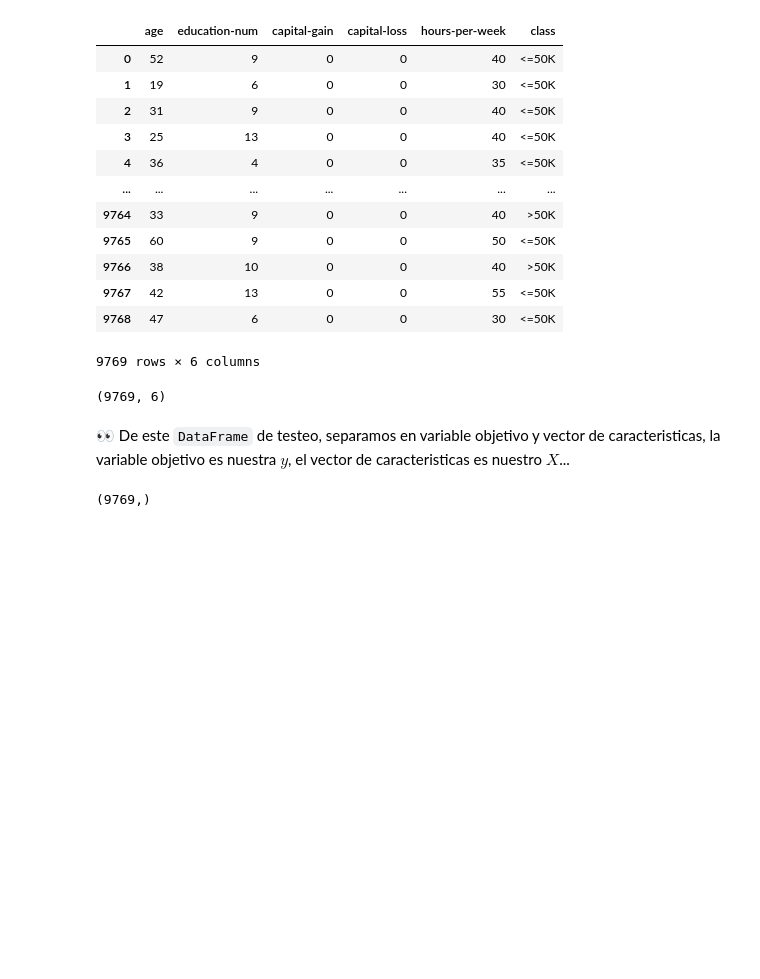
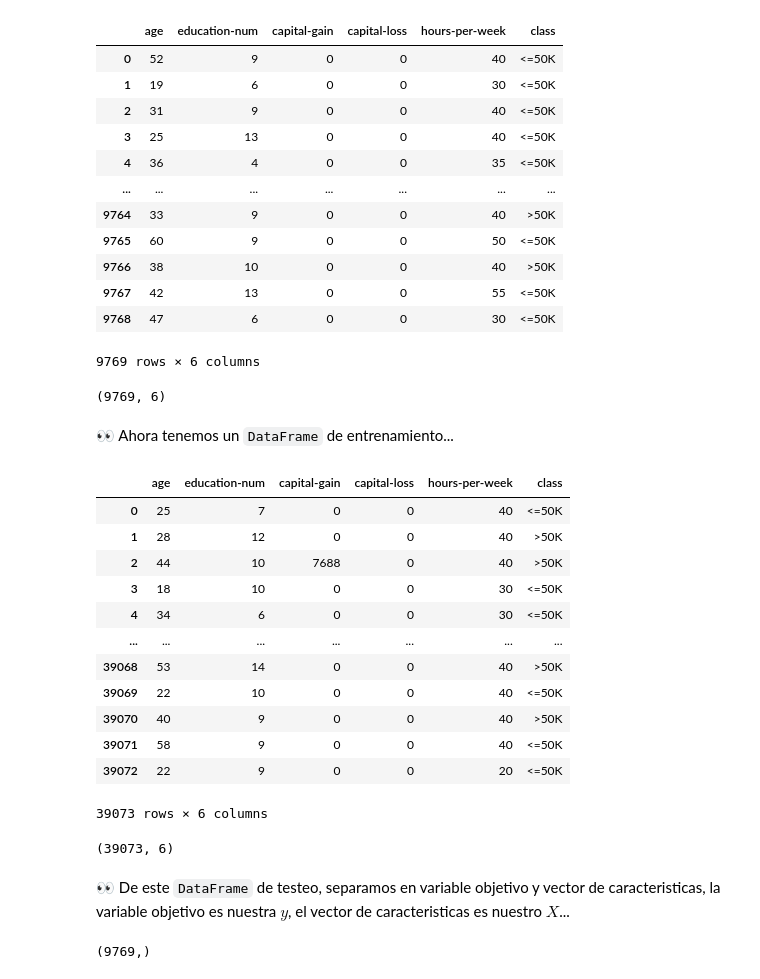
Before and after one commit to cristiandarioortegayubro/BDS, a Jupyter notebook: modulo.03/bds_pipeline_001_01.ipynb, the cells around one changed output. Saved outputs shown, nothing was run; the diff lists cells and outputs as text; code cells hidden in the pictures; blank space fills up the shorter version.

```diff
--- a/modulo.03/bds_pipeline_001_01.ipynb
+++ b/modulo.03/bds_pipeline_001_01.ipynb
@@ -320,0 +352,2 @@ round((df_test.shape[0]/df.shape[0]),5)
+# %%
+df_train = df.drop(index=df_test.index)
@@ -321,3 +360,6 @@ round((df_test.shape[0]/df.shape[0]),5)
+# %%
+df_test.reset_index(drop=True, inplace=True)
+df_train.reset_index(drop=True, inplace=True)
 # %% [markdown]
 👀 Ahora tenemos un <code>DataFrame</code> de testeo...
 # %%
@@ -340,6 +382,28 @@ df_test
 df_test.shape
 # %% [output]
 (9769, 6)
+# %% [markdown]
+👀 Ahora tenemos un <code>DataFrame</code> de entrenamiento...
+# %%
+df_train
+# %% [output]
+|  | age | education-num | capital-gain | capital-loss | hours-per-week | class |
+| 0 | 25 | 7 | 0 | 0 | 40 | <=50K |
+| 1 | 28 | 12 | 0 | 0 | 40 | >50K |
+| 2 | 44 | 10 | 7688 | 0 | 40 | >50K |
+| 3 | 18 | 10 | 0 | 0 | 30 | <=50K |
+| 4 | 34 | 6 | 0 | 0 | 30 | <=50K |
+| ... | ... | ... | ... | ... | ... | ... |
+| 39068 | 53 | 14 | 0 | 0 | 40 | >50K |
+| 39069 | 22 | 10 | 0 | 0 | 40 | <=50K |
+| 39070 | 40 | 9 | 0 | 0 | 40 | >50K |
+| 39071 | 58 | 9 | 0 | 0 | 40 | <=50K |
+| 39072 | 22 | 9 | 0 | 0 | 20 | <=50K |
+39073 rows × 6 columns
+# %%
+df_train.shape
+# %% [output]
+(39073, 6)
 # %% [markdown]
 👀 De este <code>DataFrame</code> de testeo, separamos en variable objetivo y vector de caracteristicas, la variable objetivo es nuestra $y$, el vector de caracteristicas es nuestro $X$...
 # %%
```
Also changed, not shown: parts of 30 cells of this notebook.
